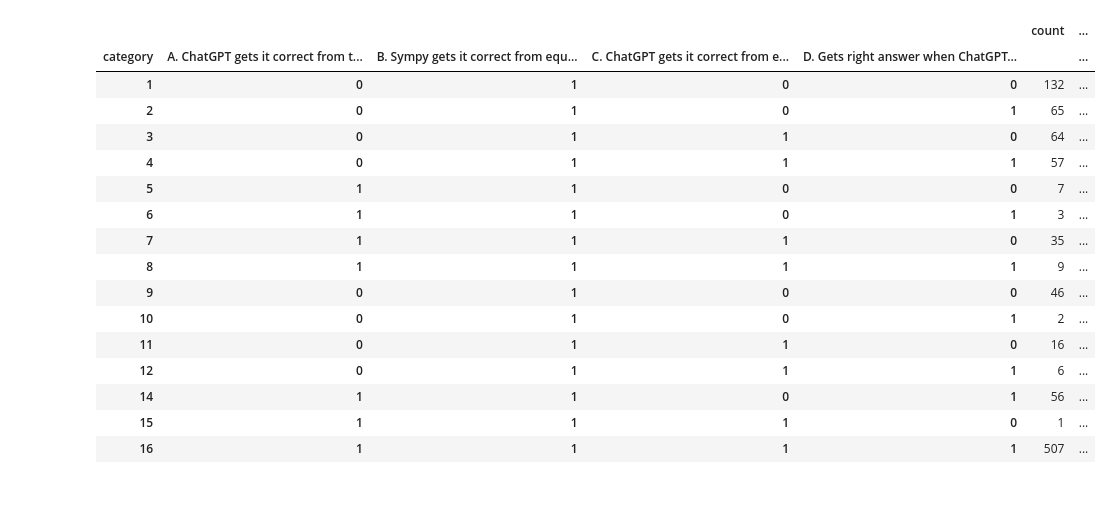
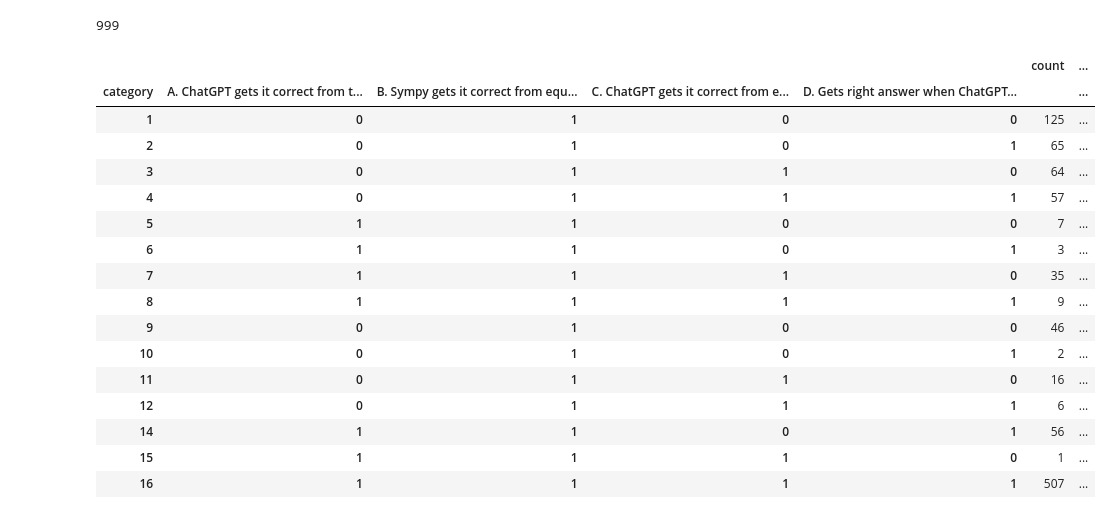
Before and after one commit to hwelsters/internal-consistency, a Jupyter notebook: 06-08-2023/categorize.ipynb, the cells around one changed output. Drawn from its saved outputs; the diff is of its cells as text; code cells hidden in the pictures.

```diff
--- a/06-08-2023/categorize.ipynb
+++ b/06-08-2023/categorize.ipynb
@@ -102,66 +110,69 @@ joined.head(1)
+# %%
+len(joined)
+# %% [output]
+999
 # %%
 def label_category(row):
     category = row.name[0]
     if category > 8:
-        row['E'] = 1
+        row['E. Final answer and equations same'] = 1
         category -= 8
-    else: row['E'] = 0
+    else: row['E. Final answer and equations same'] = 0
 
     if category == 1:
         row['Equations'] = '''UNKNOWN'''
         row['Solving'] = '''FAIL'''
         row['Theory'] = '''Definitely cannot solve, may have got wrong rep.'''
         row['Understandable'] = '''YES'''
-    if category == 2:
+    elif category == 2:
         row['Equations'] = '''SUCCEED'''
         row['Solving'] = '''FAIL'''
         row['Theory'] = '''Gets equations right, but solves wrong'''
         row['Understandable'] = '''YES'''
-    if category == 3:
+    elif category == 3:
         row['Equations'] = '''FAIL'''
         row['Solving'] = '''SUCCEED'''
         row['Theory'] = '''Gets equations wrong, but it can solve otherwise.'''
         row['Understandable'] = '''YES'''
-    if category == 4:
+    elif category == 4:
         row['Equations'] = '''SUCCEED'''
         row['Solving'] = '''SUCCEED'''
         row['Theory'] = '''Non-determinism issues as we do not know why it can't handle by itself'''
         row['Understandable'] = '''NO'''
-    if category == 5:
+    elif category == 5:
         row['Equations'] = '''UNKNOWN'''
         row['Solving'] = '''FAIL'''
         row['Theory'] = '''Non-determinism as we do not know how it could gotten the problem right'''
         row['Understandable'] = '''NO'''
-    if category == 6:
+    elif category == 6:
         row['Equations'] = '''SUCCEED'''
         row['Solving'] = '''FAIL'''
         row['Theory'] = '''Can get the right equations, perhaps there is something about the equations from ground truth that mess it up'''
         row['Understandable'] = '''MAYBE'''
-    if category == 7:
+    elif category == 7:
         row['Equations'] = '''SUCCEED'''
         row['Solving'] = '''SUCCEED'''
         row['Theory'] = '''ChatGPT is lying on the equations it reports'''
         row['Understandable'] = '''MAYBE'''
-    if category == 8:
+    elif category == 8:
         row['Equations'] = '''SUCCEED'''
         row['Solving'] = '''SUCCEED'''
         row['Theory'] = '''Gets everything right'''
         row['Understandable'] = '''YES'''
-
     return row
 
 values = pandas.DataFrame(joined[[
     'category',
     'A. ChatGPT gets it correct from text to final solution',
     'B. Sympy gets it correct from equations to final solution',
     'C. ChatGPT gets it correct from equations to final solution',
     'D. Gets right answer when ChatGPT transforms text to equations and SymPy solves the equations from chat GPT']].value_counts().sort_index())
 values = values.apply(lambda row : label_category(row), axis=1)
 values
 # %% [output]
 |  |  |  |  |  | count | ... |
 | category | A. ChatGPT gets it correct from t... | B. Sympy gets it correct from equ... | C. ChatGPT gets it correct from e... | D. Gets right answer when ChatGPT... |  | ... |
-| 1 | 0 | 1 | 0 | 0 | 132 | ... |
+| 1 | 0 | 1 | 0 | 0 | 125 | ... |
 | 2 | 0 | 1 | 0 | 1 | 65 | ... |
 | 3 | 0 | 1 | 1 | 0 | 64 | ... |
 | 4 | 0 | 1 | 1 | 1 | 57 | ... |
```
Also changed, not shown: parts of 7 cells of this notebook.
